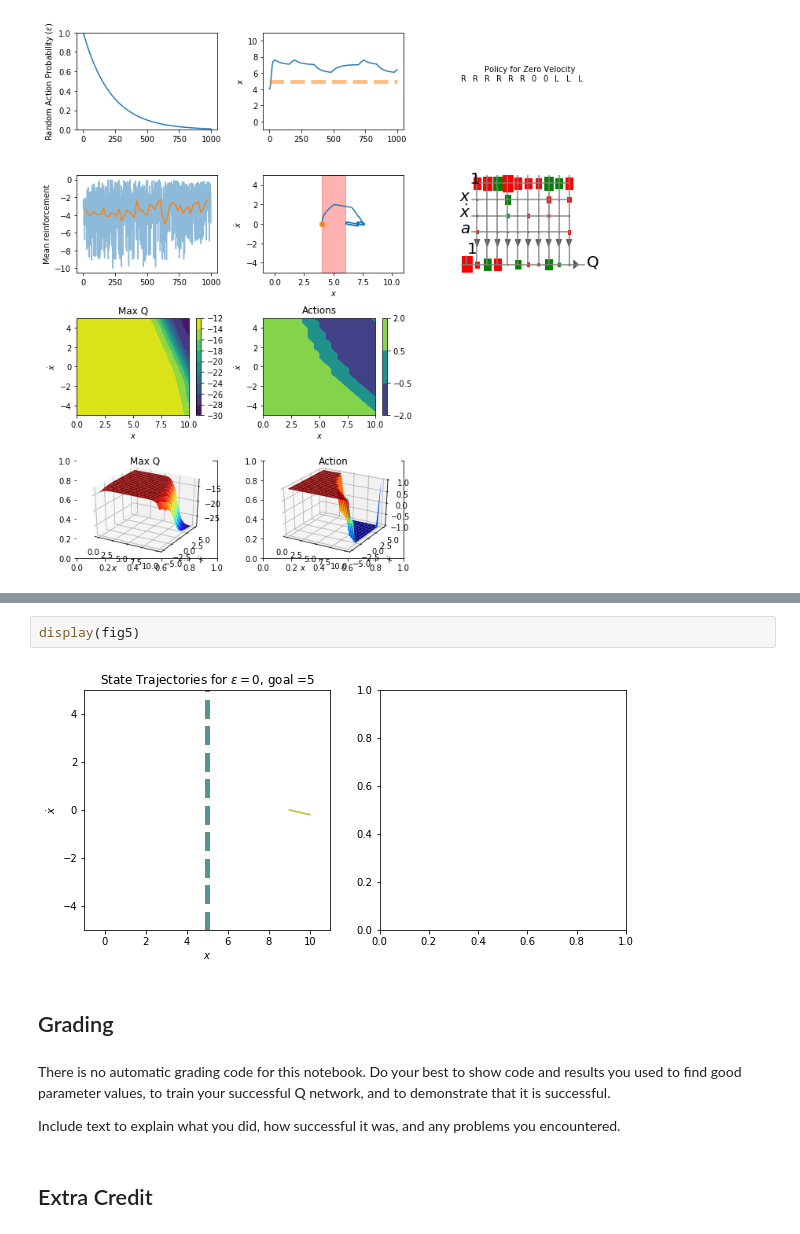
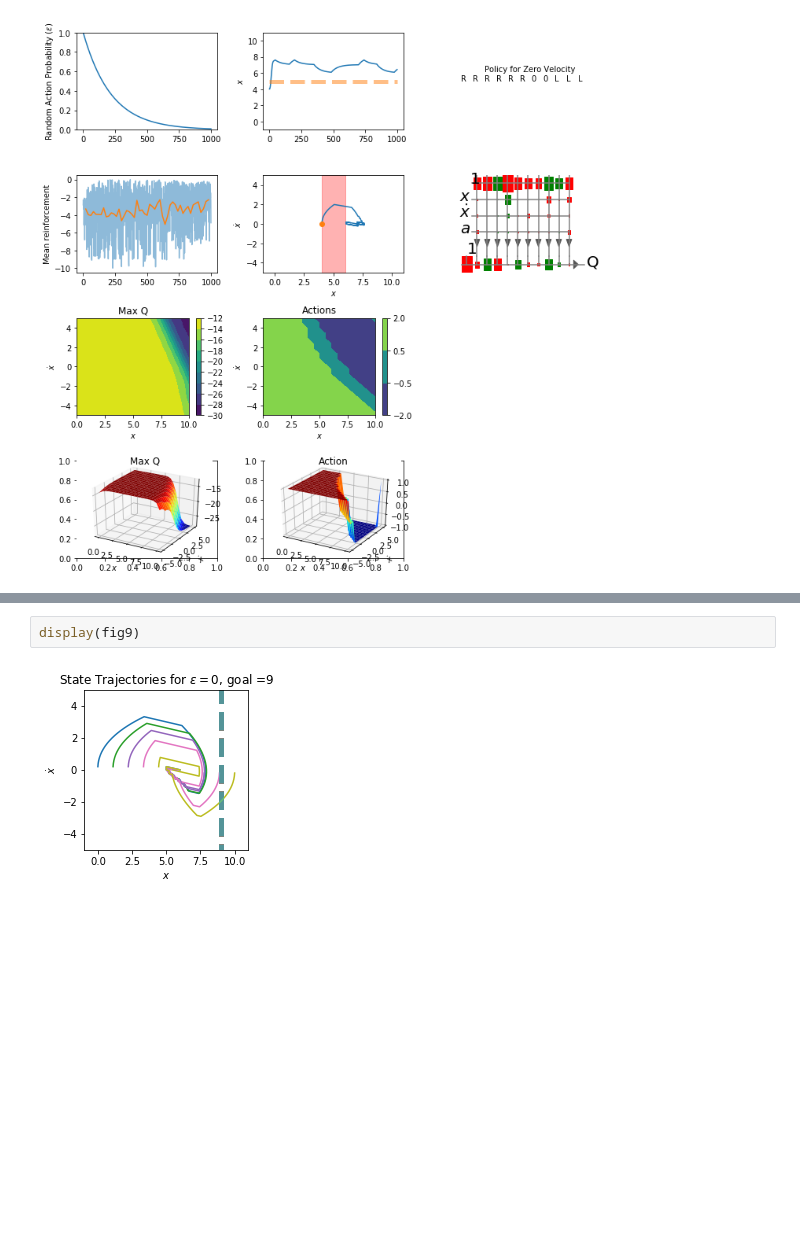
Before and after one commit to jayzym/cs445, a Jupyter notebook: A5/Zymbaluk-A5.ipynb, the cells around one changed output, grey strips where cells are left out. Cells and saved outputs as stored; diff of their text form; blank space fills up the shorter version.

```diff
--- a/A5/Zymbaluk-A5.ipynb
+++ b/A5/Zymbaluk-A5.ipynb
@@ -364,12 +389,4 @@ display(fig4)
 # %%
-display(fig5)
+display(fig9)
 # %% [output]
-[figure, old version]
+[figure, new version]
-# %% [markdown]
-## Grading
-# %% [markdown]
-There is no automatic grading code for this notebook.  Do your best to show code and results you used to find good parameter values, to train your successful Q network, and to demonstrate that it is successful.
-
-Include text to explain what you did, how successful it was, and any problems you encountered.
-# %% [markdown]
-## Extra Credit
```
Also changed, not shown: parts of 24 cells of this notebook.
